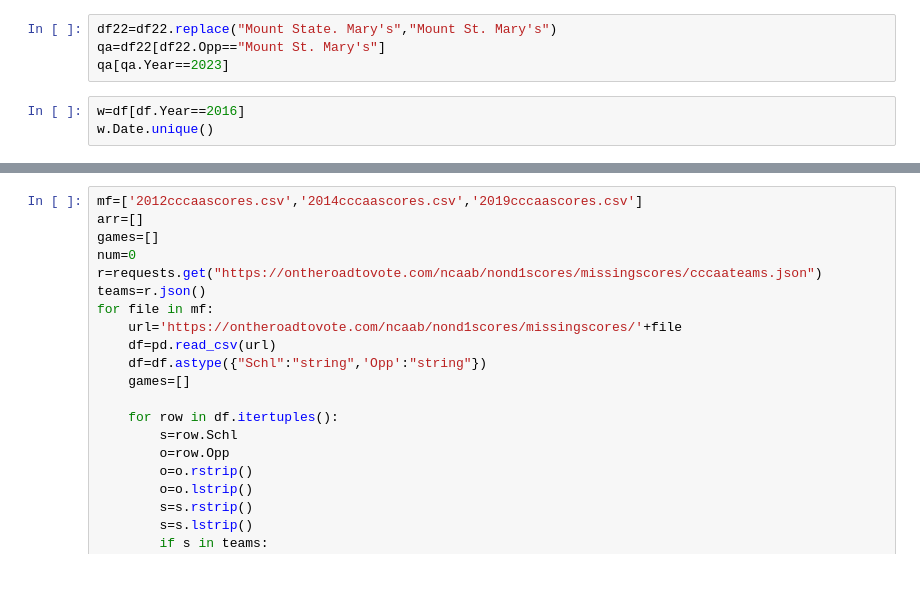
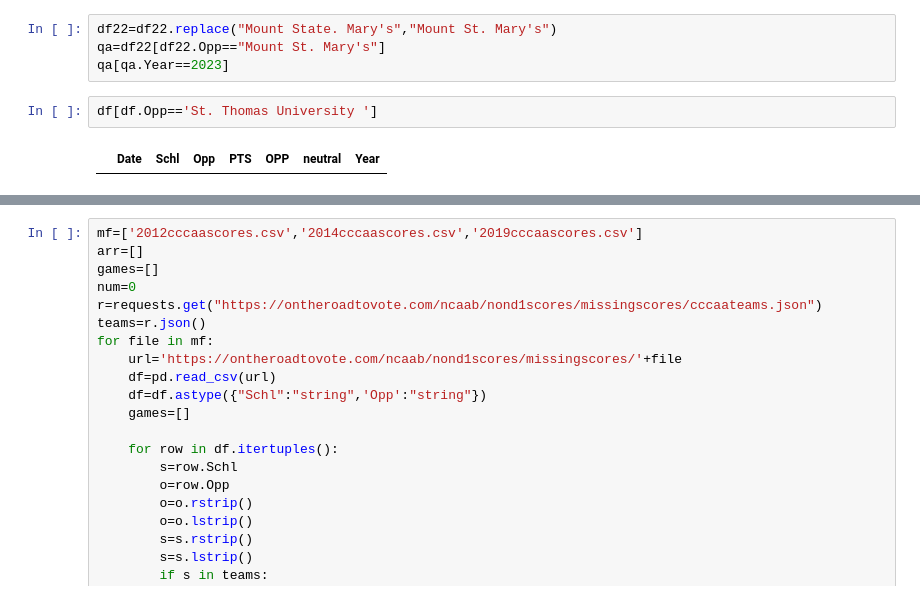
Before and after one commit to easella/ncaabelos, a Jupyter notebook: ncaab-for-free.ipynb, the cells around one changed output, grey strips where cells are left out. Cells and saved outputs as stored; diff of their text form.

```diff
--- a/ncaab-for-free.ipynb
+++ b/ncaab-for-free.ipynb
@@ -2698,8 +2837,9 @@ years[1951]
 df22=df22.replace("Mount State. Mary's","Mount St. Mary's")
 qa=df22[df22.Opp=="Mount St. Mary's"]
 qa[qa.Year==2023]
-# %%
-w=df[df.Year==2016]
-w.Date.unique()
+# %%
+df[df.Opp=='St. Thomas University ']
+# %% [output]
+|  | Date | Schl | Opp | PTS | OPP | neutral | Year |
 # %%
 s=input("School")
```
Also changed, not shown: parts of 16 cells of this notebook.
